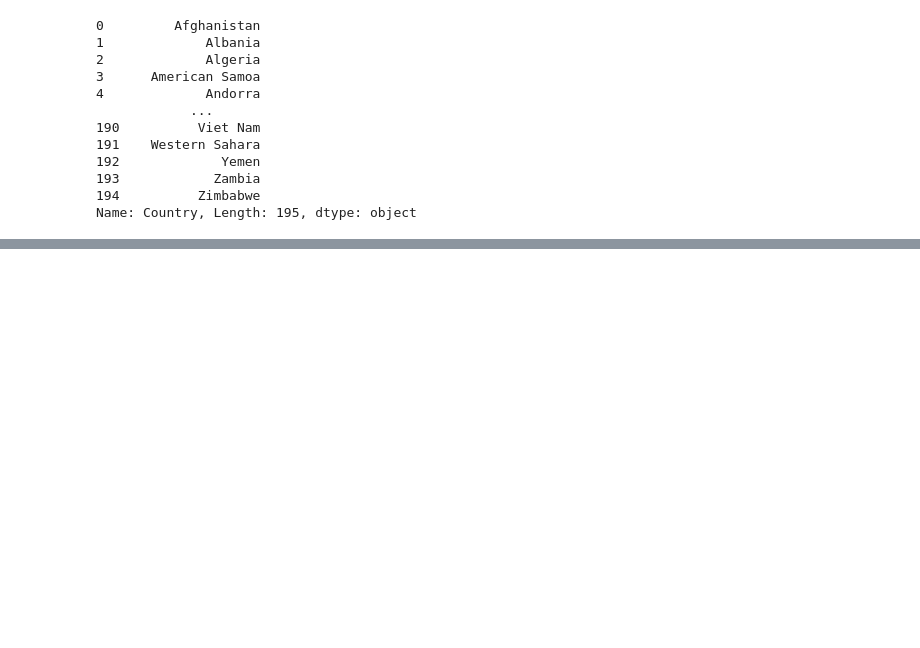
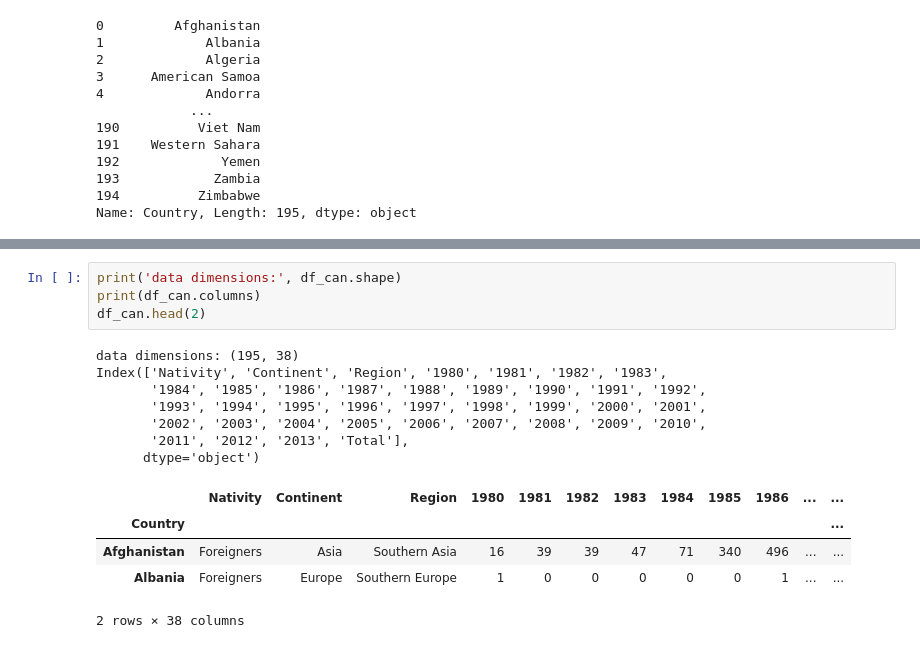
Before and after one commit to PrashanthKumarGurram/DataVisualizationWithPython, a Jupyter notebook: PrashWeek1intro.ipynb, the cells around one changed output, grey strips where cells are left out. Saved outputs shown, nothing was run; the diff lists cells and outputs as text; blank space fills up the shorter version.

```diff
--- a/PrashWeek1intro.ipynb
+++ b/PrashWeek1intro.ipynb
@@ -206,0 +448,17 @@ df_can[["Country", "Total"]]
+# %%
+print('data dimensions:', df_can.shape)
+print(df_can.columns)
+df_can.head(2)
+# %% [output]
+data dimensions: (195, 38)
+Index(['Nativity', 'Continent', 'Region', '1980', '1981', '1982', '1983',
+       '1984', '1985', '1986', '1987', '1988', '1989', '1990', '1991', '1992',
+       '1993', '1994', '1995', '1996', '1997', '1998', '1999', '2000', '2001',
+       '2002', '2003', '2004', '2005', '2006', '2007', '2008', '2009', '2010',
+       '2011', '2012', '2013', 'Total'],
+      dtype='object')
+|  | Nativity | Continent | Region | 1980 | 1981 | 1982 | 1983 | 1984 | 1985 | 1986 | ... | ... |
+| Country |  |  |  |  |  |  |  |  |  |  |  | ... |
+| Afghanistan | Foreigners | Asia | Southern Asia | 16 | 39 | 39 | 47 | 71 | 340 | 496 | ... | ... |
+| Albania | Foreigners | Europe | Southern Europe | 1 | 0 | 0 | 0 | 0 | 0 | 1 | ... | ... |
+2 rows × 38 columns
```
Also changed, not shown: parts of 14 cells of this notebook, 1 other file.
